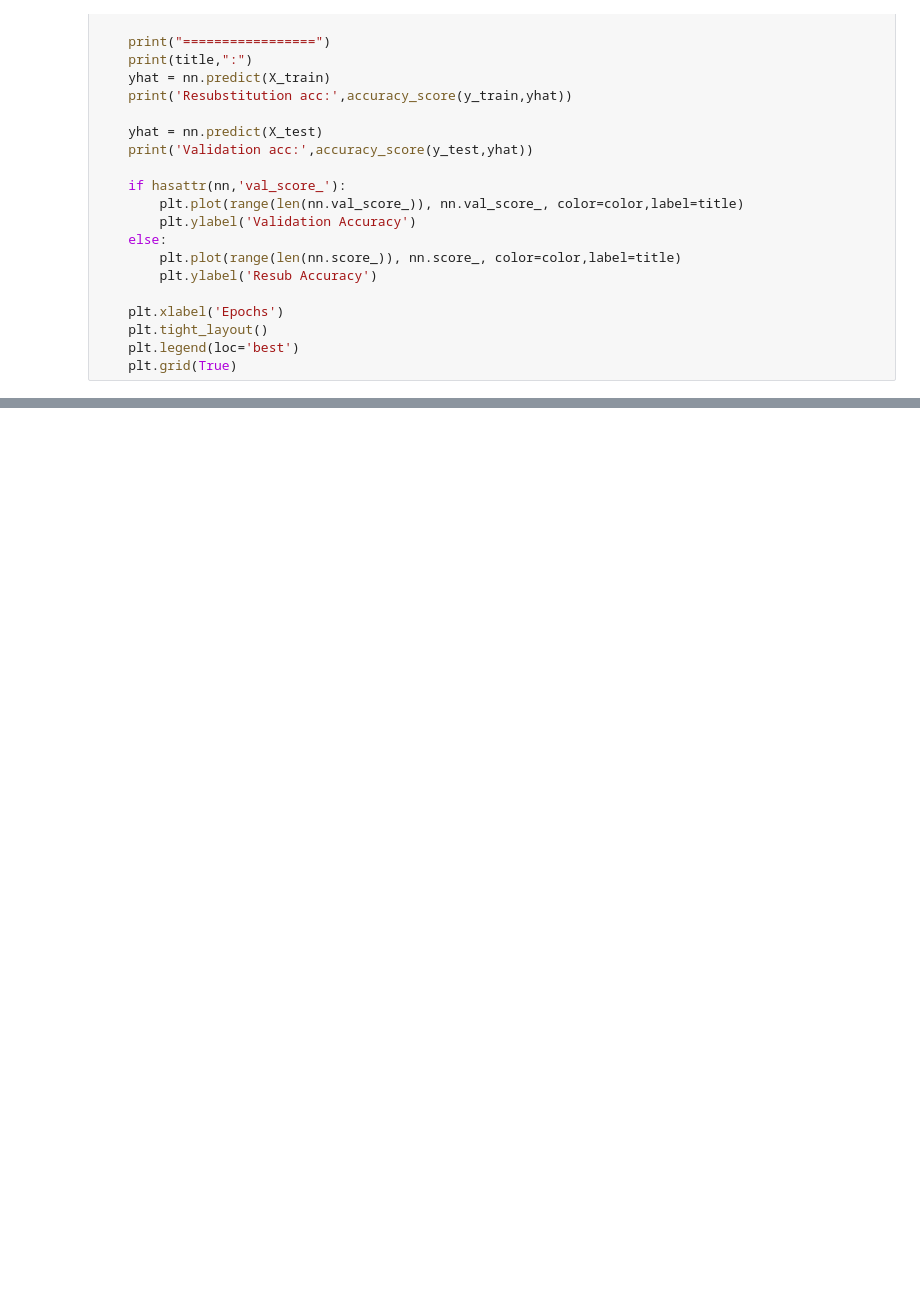
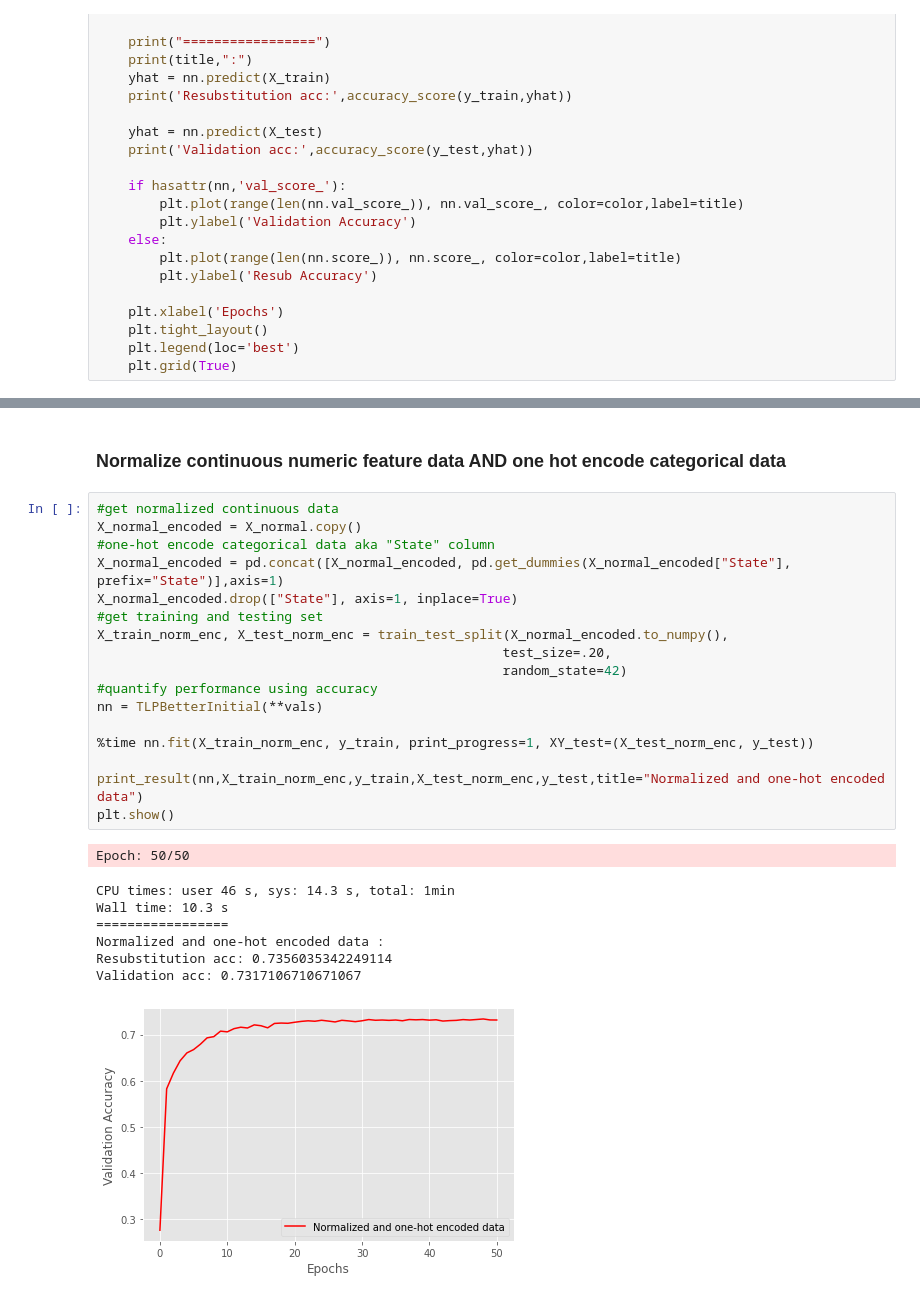
Before and after one commit to kirkwat/machine-learning, a Jupyter notebook: lab4/miro.ipynb, the cells around one changed output, grey strips where cells are left out. Cells and saved outputs as stored; diff of their text form; blank space fills up the shorter version.

```diff
--- a/lab4/miro.ipynb
+++ b/lab4/miro.ipynb
@@ -384,0 +420,28 @@ plt.show()
+# %% [markdown]
+### Normalize continuous numeric feature data AND one hot encode categorical data
+# %%
+#get normalized continuous data
+X_normal_encoded = X_normal.copy()
+#one-hot encode categorical data aka "State" column
+X_normal_encoded = pd.concat([X_normal_encoded, pd.get_dummies(X_normal_encoded["State"], prefix="State")],axis=1)
+X_normal_encoded.drop(["State"], axis=1, inplace=True)
+#get training and testing set
+X_train_norm_enc, X_test_norm_enc = train_test_split(X_normal_encoded.to_numpy(),
+                                                    test_size=.20,
+                                                    random_state=42)
+#quantify performance using accuracy
+nn = TLPBetterInitial(**vals)
+
+%time nn.fit(X_train_norm_enc, y_train, print_progress=1, XY_test=(X_test_norm_enc, y_test))
+
+print_result(nn,X_train_norm_enc,y_train,X_test_norm_enc,y_test,title="Normalized and one-hot encoded data")
+plt.show()
+# %% [output]
+Epoch: 50/50
+CPU times: user 46 s, sys: 14.3 s, total: 1min
+Wall time: 10.3 s
+=================
+Normalized and one-hot encoded data :
+Resubstitution acc: 0.7356035342249114
+Validation acc: 0.7317106710671067
+[figure, added]
```
Also changed, not shown: parts of 47 cells of this notebook.
